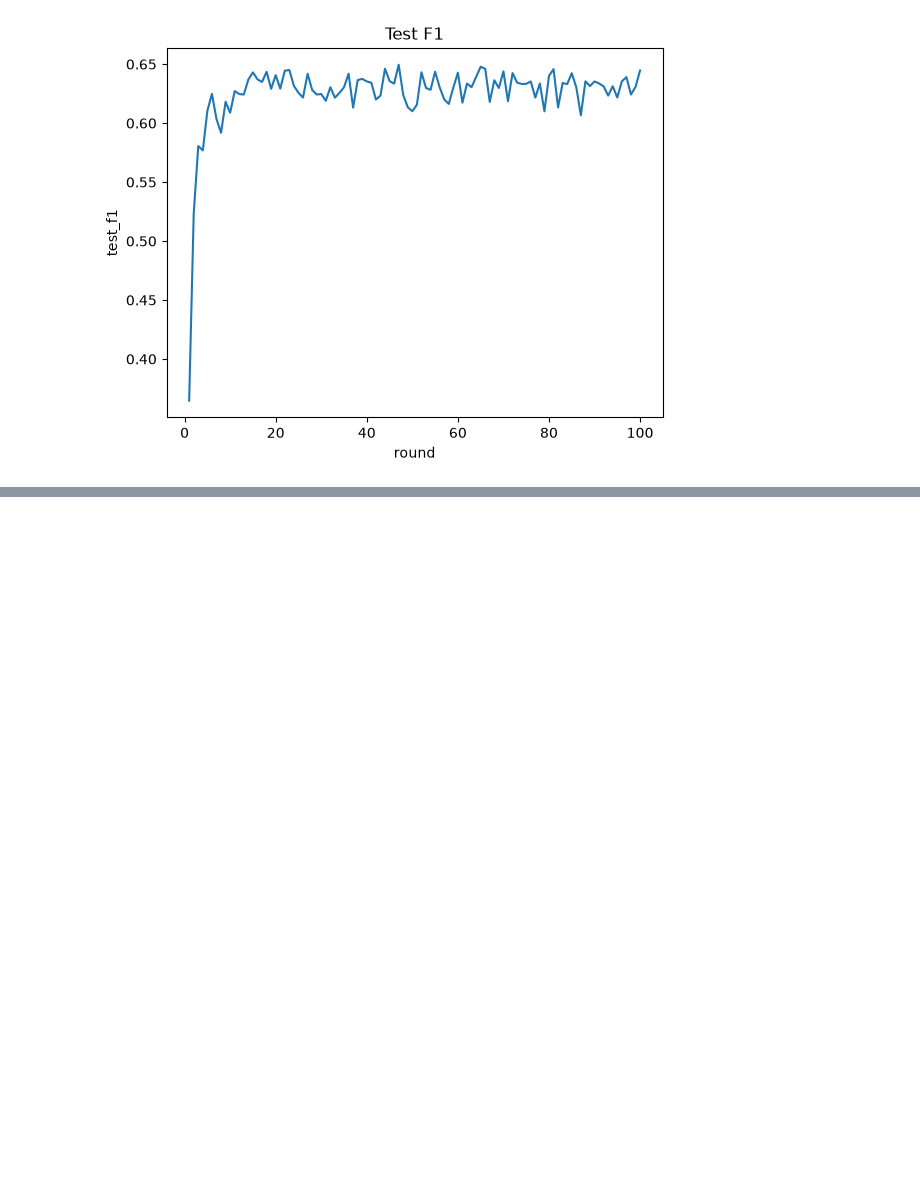
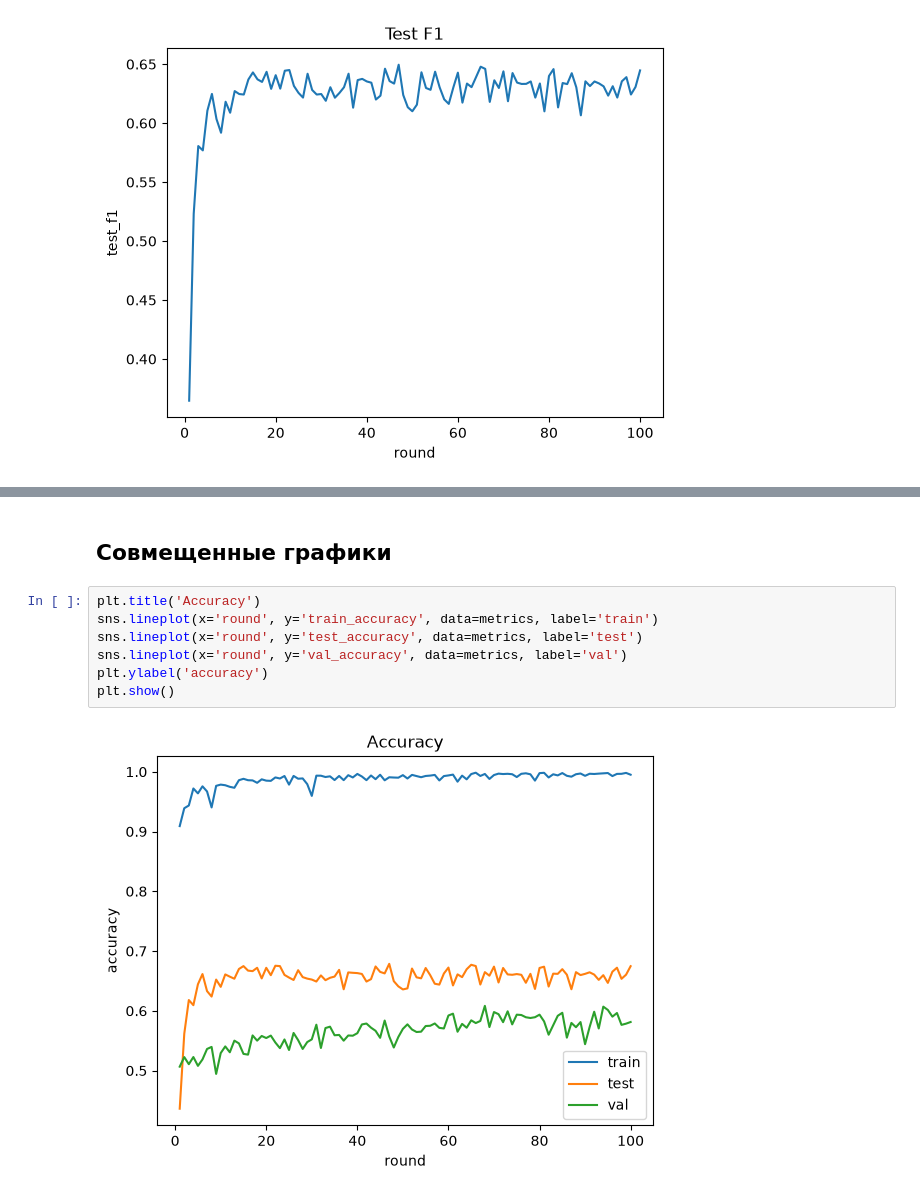
Before and after one commit to Ilyaant/federated-learning-experiments, a Jupyter notebook: notebooks/results_aug.ipynb, the cells around one changed output, grey strips where cells are left out. Drawn from its saved outputs; the diff is of its cells as text; blank space fills up the shorter version.

```diff
--- a/notebooks/results_aug.ipynb
+++ b/notebooks/results_aug.ipynb
@@ -31,0 +48,11 @@ plt.show()
+# %% [markdown]
+## Совмещенные графики
+# %%
+plt.title('Accuracy')
+sns.lineplot(x='round', y='train_accuracy', data=metrics, label='train')
+sns.lineplot(x='round', y='test_accuracy', data=metrics, label='test')
+sns.lineplot(x='round', y='val_accuracy', data=metrics, label='val')
+plt.ylabel('accuracy')
+plt.show()
+# %% [output]
+[figure, added]
```
Also changed, not shown: parts of 6 cells of this notebook, 1 other file.
